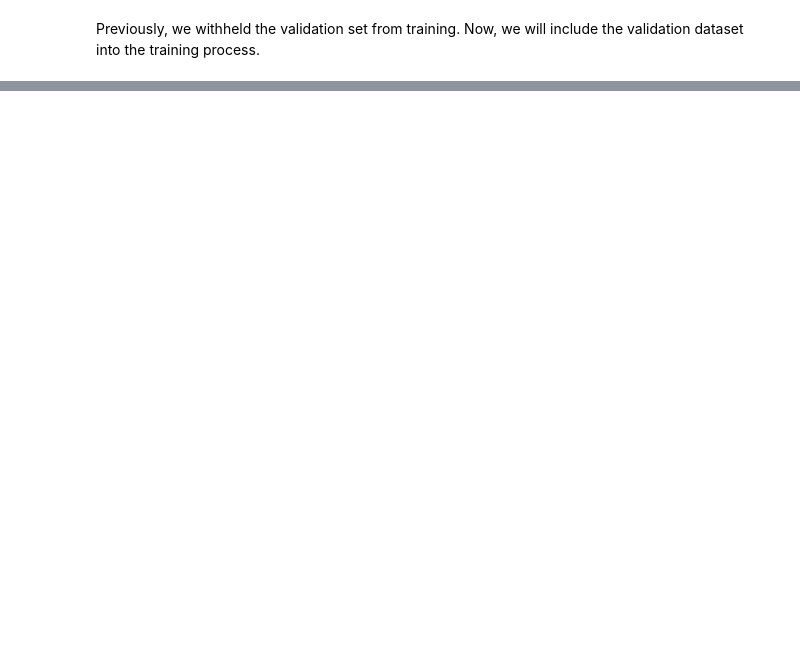
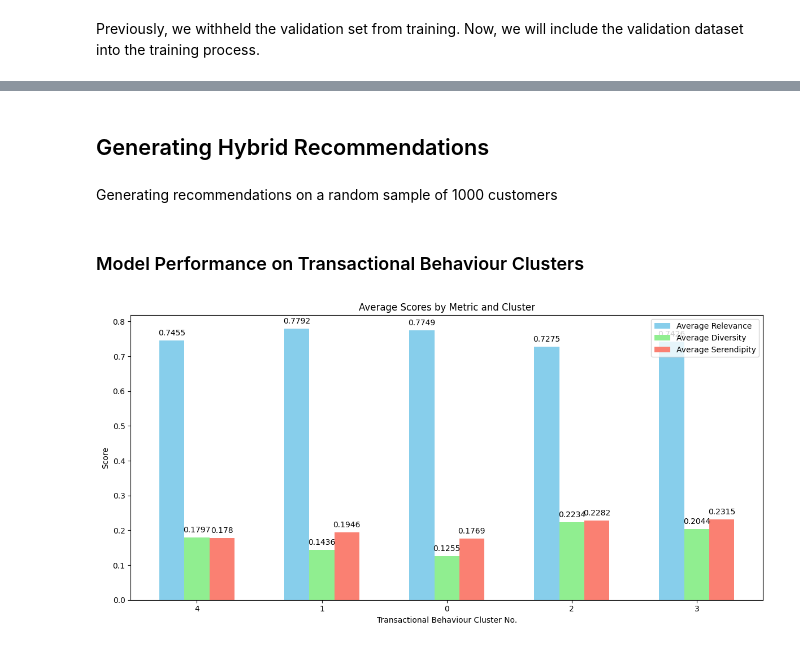
Before and after one commit to aldensiol/FashoReco, a Jupyter notebook: model-development.ipynb, the cells around one changed output, grey strips where cells are left out. Cells and saved outputs as stored; diff of their text form; code cells hidden in the pictures; blank space fills up the shorter version.

```diff
--- a/model-development.ipynb
+++ b/model-development.ipynb
@@ -432,7 +440,7 @@ def eval_relevance(recommendations, test):
         test_embeddings = np.array(test_embeddings).reshape(1, -1)
 
     if len(recommendations) == 0:
-        return 0.73 # average for random recommendations
+        return 0.7 # average for random recommendations
 
     similarities = cosine_similarity(recommendation_embeddings, test_embeddings)
     avg_cosine_similarity = np.mean(similarities)
@@ -862,3 +789,6 @@ df_t_test_filtered = df_t_test_filtered[df_t_test_filtered['customer_id'].isin(c
+# %%
+customer_ids = df_c['customer_id'].unique()
+df_t_test_filtered = df_t_test[df_t_test['customer_id'].isin(customer_ids)]
 # %% [markdown]
 Previously, we withheld the validation set from training. Now, we will include the validation dataset into the training process.
 # %%
@@ -878,0 +803,5 @@ df_combined_t_customer = df_combined_t.set_index('customer_id') # set index as c
+# %%
+# Set index as customer id for efficient lookup
+df_c_customer_index = df_c.set_index('customer_id')
+df_t_test_filtered_customer_index = df_t_test_filtered.set_index('customer_id')
+df_combined_t_customer = df_combined_t.set_index('customer_id')
@@ -991,0 +869,14 @@ print('Random Filtering Serendipity', average_serendipity_random_test)
+# %%
+# Transactional Behaviour Cluster Mapping to Weight on collaborative filtering model
+
+threshold_mapping = {
+    0: 0.3, # Transactional Behaviour Cluster 0
+    1: 0.4, # Transactional Behaviour Cluster 1
+    3: 0.7, # Transactional Behaviour Cluster 3
+    2: 0.6, # Transactional Behaviour Cluster 2
+    4: 0.6 # Transactional Behaviour Cluster 4
+}
+# %% [markdown]
+## Generating Hybrid Recommendations
+# %% [markdown]
+Generating recommendations on a random sample of 1000 customers
@@ -991,0 +974,51 @@ print('Random Filtering Serendipity', average_serendipity_random_test)
+# %% [markdown]
+### Model Performance on Transactional Behaviour Clusters
+# %%
+import numpy as np
+import matplotlib.pyplot as plt
+
+# Calculate average relevance, diversity, and serendipity
+avg_relevance = {cluster: np.mean(scores) for cluster, scores in relevance.items()}
+avg_diversity = {cluster: np.mean(scores) for cluster, scores in diversity.items()}
+avg_serendipity = {cluster: np.mean(scores) for cluster, scores in serendipity.items()}
+
+# Create lists of threshold values and average scores for each metric
+thresholds_list = list(avg_relevance.keys())
+avg_relevance_list = list(avg_relevance.values())
+avg_diversity_list = list(avg_diversity.values())
+avg_serendipity_list = list(avg_serendipity.values())
+
+# Plotting
+bar_width = 0.2  # Width of each bar
+index = np.arange(len(thresholds_list))  # X-axis index for bars
+
+plt.figure(figsize=(12, 6))
+
+# Plot Average Relevance
+plt.bar(index, avg_relevance_list, bar_width, label='Average Relevance', color='skyblue')
+
+# Plot Average Diversity
+plt.bar(index + bar_width, avg_diversity_list, bar_width, label='Average Diversity', color='lightgreen')
+
+# Plot Average Serendipity
+plt.bar(index + 2 * bar_width, avg_serendipity_list, bar_width, label='Average Serendipity', color='salmon')
+
+# Add label values
+for i, v in enumerate(avg_relevance_list):
+    plt.text(i, v + 0.01, str(round(v, 4)), ha='center', va='bottom')
+
+for i, v in enumerate(avg_diversity_list):
+    plt.text(i + bar_width, v + 0.01, str(round(v, 4)), ha='center', va='bottom')
+
+for i, v in enumerate(avg_serendipity_list):
+    plt.text(i + 2 * bar_width, v + 0.01, str(round(v, 4)), ha='center', va='bottom')
+
+plt.xlabel('Transactional Behaviour Cluster No.')
+plt.ylabel('Score')
+plt.title('Average Scores by Metric and Cluster')
+plt.xticks(index + bar_width, thresholds_list)  # Set x-axis labels
+plt.legend()
+plt.tight_layout()  # Adjust layout to prevent clipping of labels
+plt.show()
+# %% [output]
+[figure, added]
```
Also changed, not shown: parts of 55 cells of this notebook, 1 other file.
